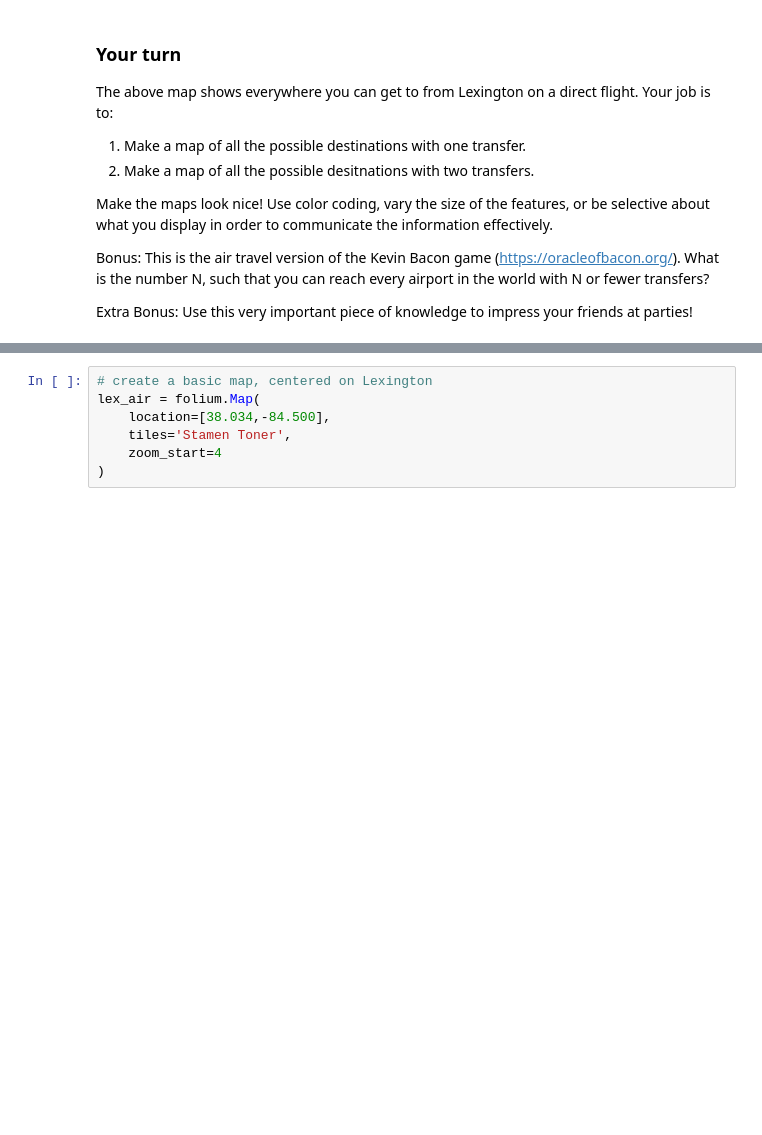
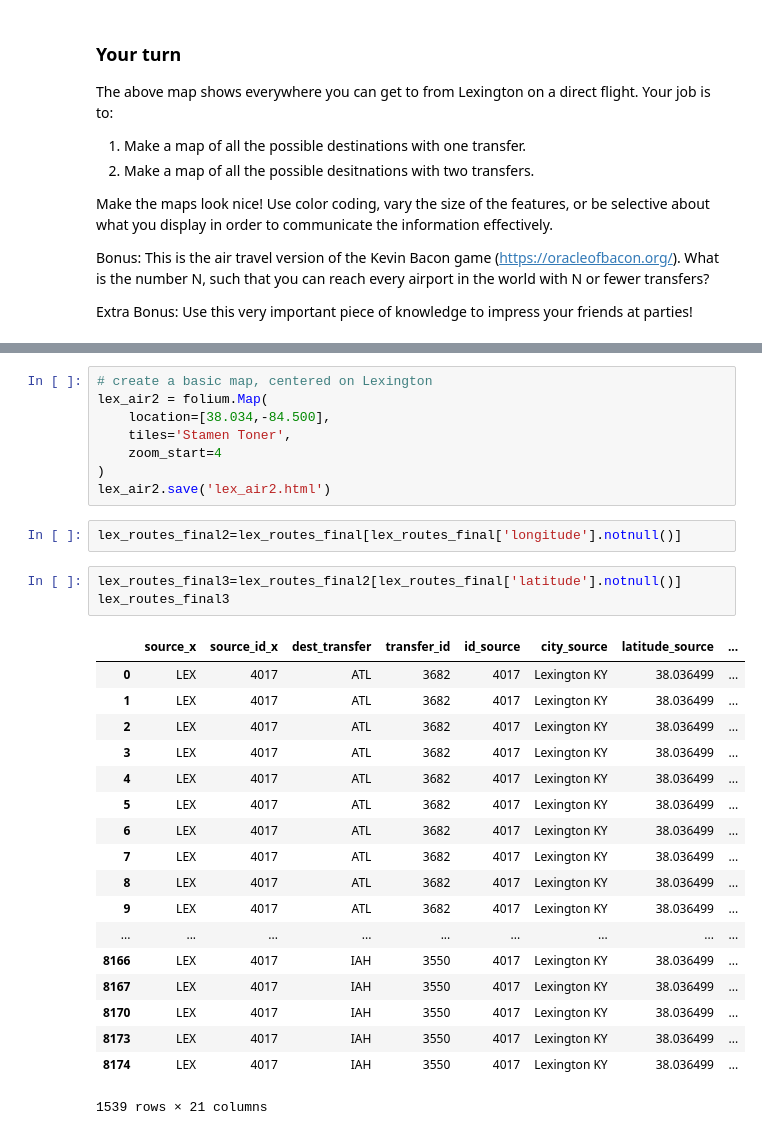
Before and after one commit to jawadmhoque/ce599, a Jupyter notebook: 09-Mapping/interactive-mapping.ipynb, the cells around one changed output, grey strips where cells are left out. Drawn from its saved outputs; the diff is of its cells as text; blank space fills up the shorter version.

```diff
--- a/09-Mapping/interactive-mapping.ipynb
+++ b/09-Mapping/interactive-mapping.ipynb
@@ -700,9 +824,34 @@ lex_routes
 # %%
 # create a basic map, centered on Lexington
-lex_air = folium.Map(
+lex_air2 = folium.Map(
     location=[38.034,-84.500],
     tiles='Stamen Toner',
     zoom_start=4
 )
+lex_air2.save('lex_air2.html')
+# %%
+lex_routes_final2=lex_routes_final[lex_routes_final['longitude'].notnull()]
+# %%
+lex_routes_final3=lex_routes_final2[lex_routes_final['latitude'].notnull()]
+lex_routes_final3
+# %% [output]
+|  | source_x | source_id_x | dest_transfer | transfer_id | id_source | city_source | latitude_source | ... |
+| 0 | LEX | 4017 | ATL | 3682 | 4017 | Lexington KY | 38.036499 | ... |
+| 1 | LEX | 4017 | ATL | 3682 | 4017 | Lexington KY | 38.036499 | ... |
+| 2 | LEX | 4017 | ATL | 3682 | 4017 | Lexington KY | 38.036499 | ... |
+| 3 | LEX | 4017 | ATL | 3682 | 4017 | Lexington KY | 38.036499 | ... |
+| 4 | LEX | 4017 | ATL | 3682 | 4017 | Lexington KY | 38.036499 | ... |
+| 5 | LEX | 4017 | ATL | 3682 | 4017 | Lexington KY | 38.036499 | ... |
+| 6 | LEX | 4017 | ATL | 3682 | 4017 | Lexington KY | 38.036499 | ... |
+| 7 | LEX | 4017 | ATL | 3682 | 4017 | Lexington KY | 38.036499 | ... |
+| 8 | LEX | 4017 | ATL | 3682 | 4017 | Lexington KY | 38.036499 | ... |
+| 9 | LEX | 4017 | ATL | 3682 | 4017 | Lexington KY | 38.036499 | ... |
+| ... | ... | ... | ... | ... | ... | ... | ... | ... |
+| 8166 | LEX | 4017 | IAH | 3550 | 4017 | Lexington KY | 38.036499 | ... |
+| 8167 | LEX | 4017 | IAH | 3550 | 4017 | Lexington KY | 38.036499 | ... |
+| 8170 | LEX | 4017 | IAH | 3550 | 4017 | Lexington KY | 38.036499 | ... |
+| 8173 | LEX | 4017 | IAH | 3550 | 4017 | Lexington KY | 38.036499 | ... |
+| 8174 | LEX | 4017 | IAH | 3550 | 4017 | Lexington KY | 38.036499 | ... |
+1539 rows × 21 columns
 # %%
 # Define some empty sets
```
Also changed, not shown: parts of 38 cells of this notebook, 4 other files.
